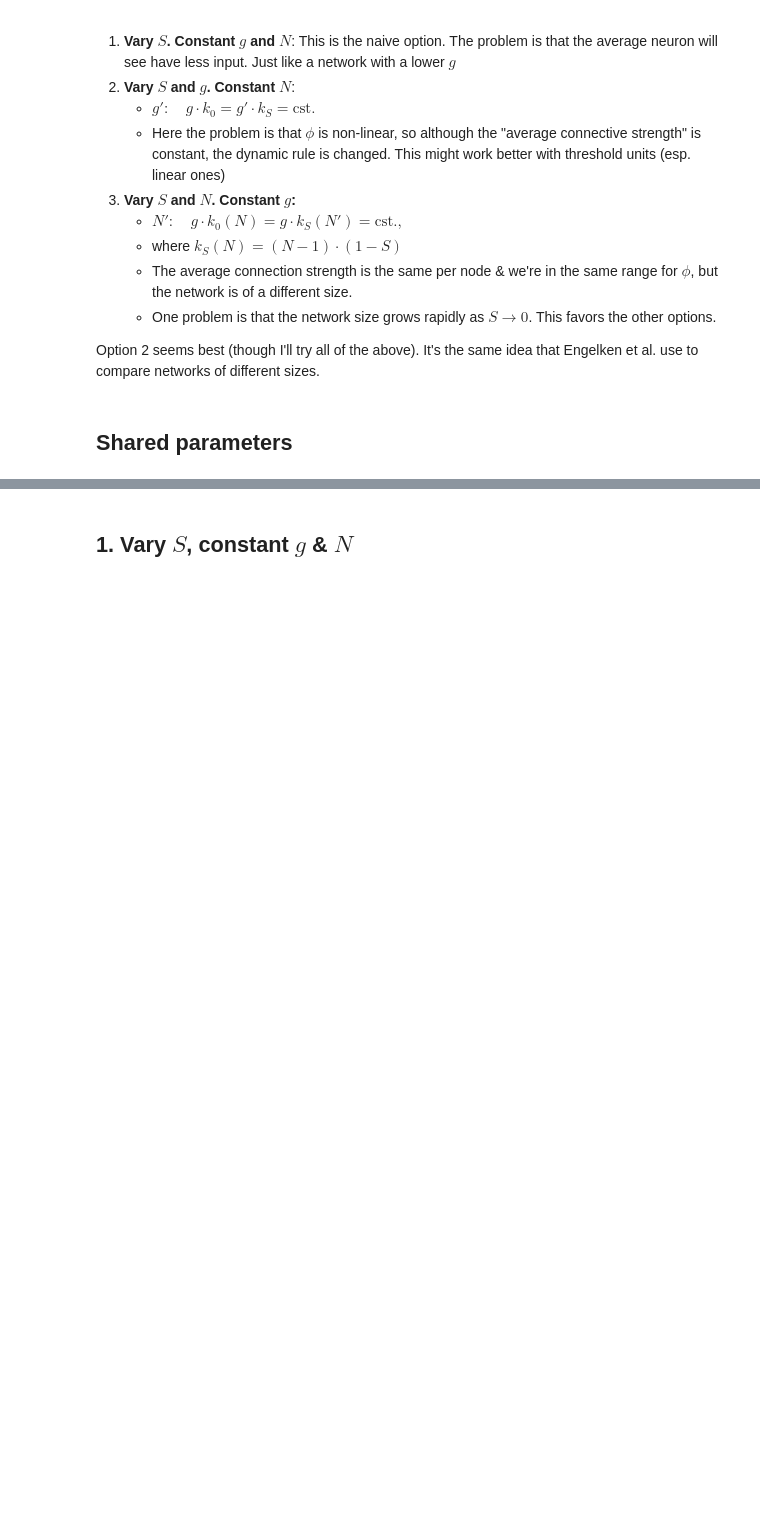
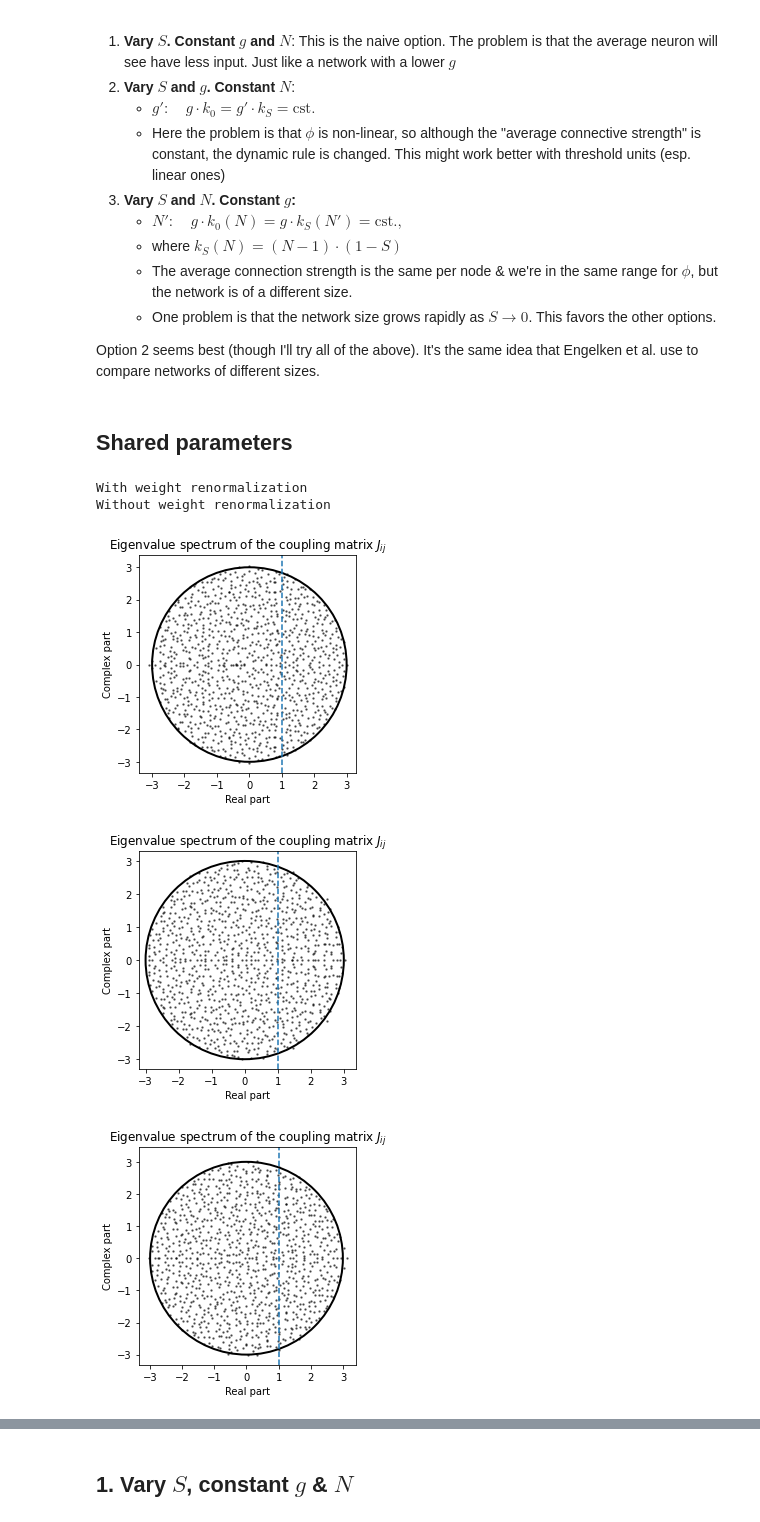
Before and after one commit to jqhoogland/hoogland-masters, a Jupyter notebook: hoogland_masters/output/lyapunov_analysis/Sparsity.ipynb, the cells around one changed output, grey strips where cells are left out. Cells and saved outputs as stored; diff of their text form; code cells hidden in the pictures; blank space fills up the shorter version.

```diff
--- a/hoogland_masters/output/lyapunov_analysis/Sparsity.ipynb
+++ b/hoogland_masters/output/lyapunov_analysis/Sparsity.ipynb
@@ -129,9 +129,26 @@ def plot_lyap_spec_over_double_range(outside_range, inside_range, **kwargs):
     for outside_params in outside_range:
         plot_lyap_spec_over_range(inside_range, **outside_params, **kwargs)
         plt.show()
+
+def plot_spectra(param_range, **kwargs):
+    for params in param_range:
+        nn = SparseRandNN(**params, **kwargs)
+        nn.plot_spectrum()
 # %% [markdown]
 ## Shared parameters
 # %%
 SPARSITIES = [0., 0.5, 0.9] #, 0.1, 0.2, 0.5, 0.8, 0.9] #, 0.95, 0.99]
 SPARSITIES_RANGE = list(map(lambda s: {"sparsity": s}, SPARSITIES))
 GS_RANGE = list(map(lambda g: { "coupling_strength": g}, [1.5, 2., 3., 10.])) # 5., 20.])) #, 20.]))
+# %%
+print("With weight renormalization")
+plot_spectra(SPARSITIES_RANGE, coupling_strength=3.0, n_dofs=1000, normalize_strength=True)
+
+print("Without weight renormalization")
+plot_spectra(SPARSITIES_RANGE, coupling_strength=3.0, n_dofs=1000, normalize_strength=False)
+# %% [output]
+With weight renormalization
+Without weight renormalization
+[figure, added]
+[figure, added]
+[figure, added]
```
Also changed, not shown: parts of 1 cell of this notebook, 2 other files.
